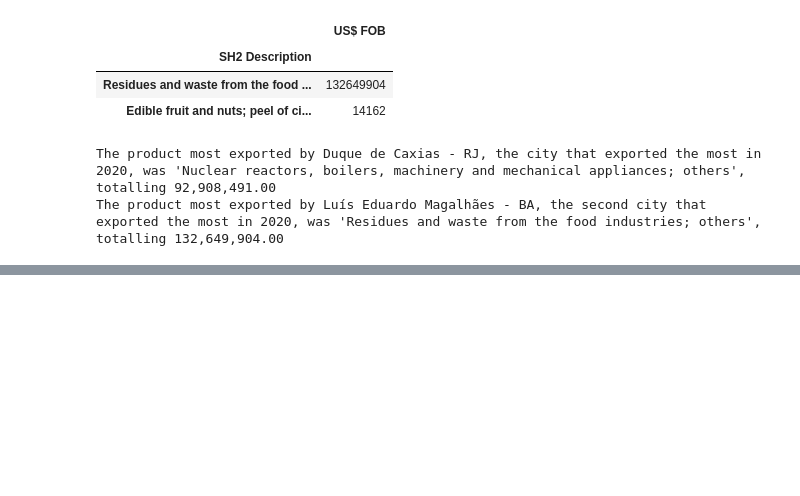
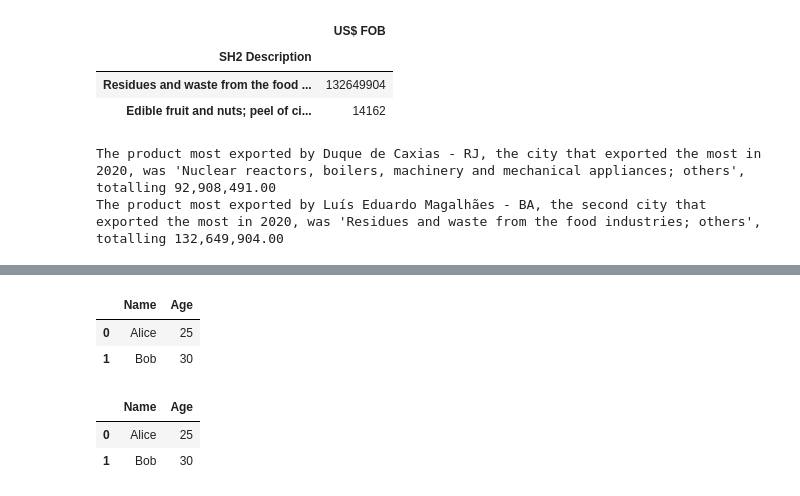
Before and after one commit to DerickRedDanger/Python, a Jupyter notebook: Pandas/Mini_projects/Mini Analysis on Brazil exportation/Analise-Inicial.ipynb, the cells around one changed output, grey strips where cells are left out. Saved outputs shown, nothing was run; the diff lists cells and outputs as text; code cells hidden in the pictures; blank space fills up the shorter version.

```diff
--- a/Pandas/Mini_projects/Mini Analysis on Brazil exportation/Analise-Inicial.ipynb
+++ b/Pandas/Mini_projects/Mini Analysis on Brazil exportation/Analise-Inicial.ipynb
@@ -257,0 +430,23 @@ The product most exported by Luís Eduardo Magalhães - BA, the second city that
+# %%
+# It's possible to to create Dfs using dictionaries as rows, by using a list of dictionaries
+data = [
+    {'Name': 'Alice', 'Age': 25},
+    {'Name': 'Bob', 'Age': 30}
+]
+df = pd.DataFrame(data)
+display(df)
+
+# or as columns, by using a dictionary of list
+data = {
+    'Name': ['Alice', 'Bob'],
+    'Age': [25, 30]
+}
+df = pd.DataFrame(data)
+display(df)
+# %% [output]
+|  | Name | Age |
+| 0 | Alice | 25 |
+| 1 | Bob | 30 |
+|  | Name | Age |
+| 0 | Alice | 25 |
+| 1 | Bob | 30 |
```
Also changed, not shown: parts of 8 cells of this notebook.
